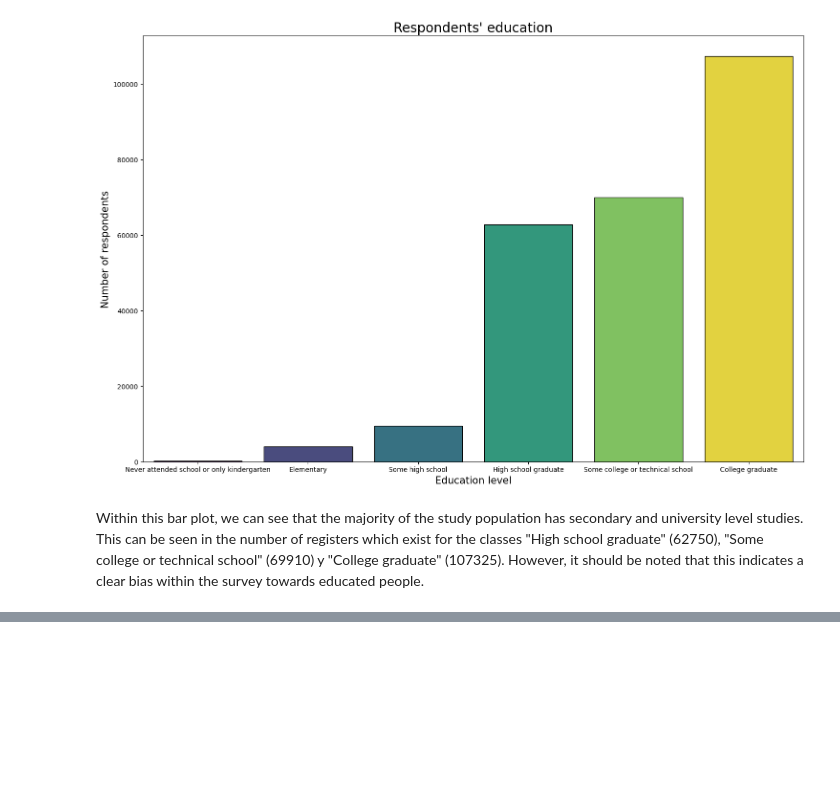
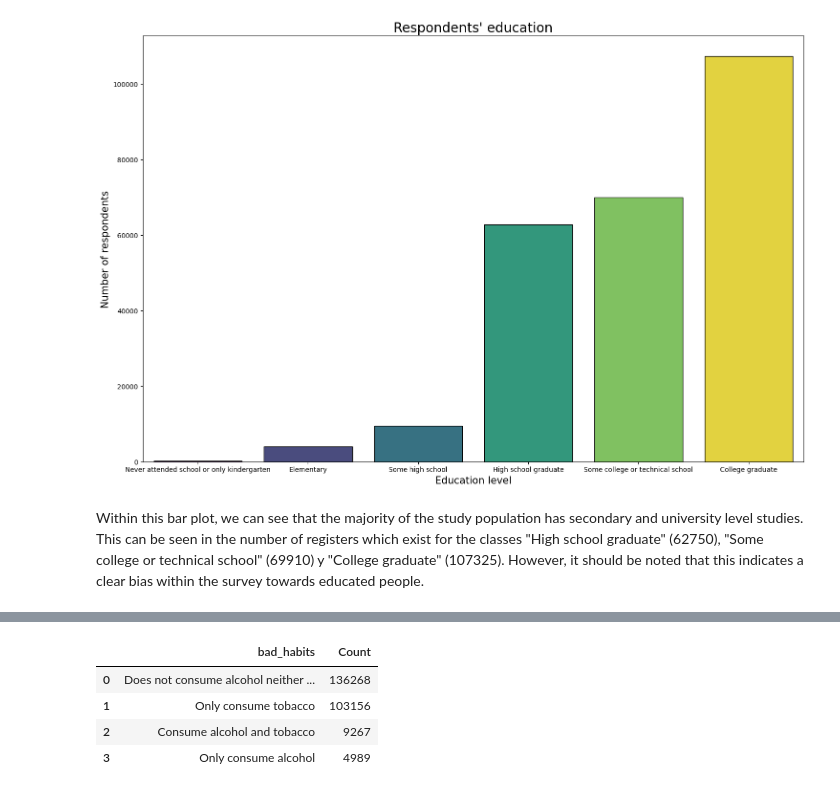
Before and after one commit to jeremias-mena/medpredictor-ML, a Jupyter notebook: medpredictor/notebooks/03-exploratory-data-analysis.ipynb, the cells around one changed output, grey strips where cells are left out. Saved outputs shown, nothing was run; the diff lists cells and outputs as text; code cells hidden in the pictures; blank space fills up the shorter version.

```diff
--- a/medpredictor/notebooks/03-exploratory-data-analysis.ipynb
+++ b/medpredictor/notebooks/03-exploratory-data-analysis.ipynb
@@ -261,0 +348,12 @@ Within this bar plot, we can see that the majority of the study population has s
+# %%
+df = DataFrameOperations(df).create_combined_column(new_column_name='bad_habits',
+                                                    column_1='HvyAlcoholConsump',
+                                                    column_2='Smoker',
+                                                    function=Utils.bad_habits_labeling)
+df['bad_habits'].value_counts().reset_index(name='Count')
+# %% [output]
+|  | bad_habits | Count |
+| 0 | Does not consume alcohol neither ... | 136268 |
+| 1 | Only consume tobacco | 103156 |
+| 2 | Consume alcohol and tobacco | 9267 |
+| 3 | Only consume alcohol | 4989 |
```
Also changed, not shown: parts of 7 cells of this notebook, 3 other files.
